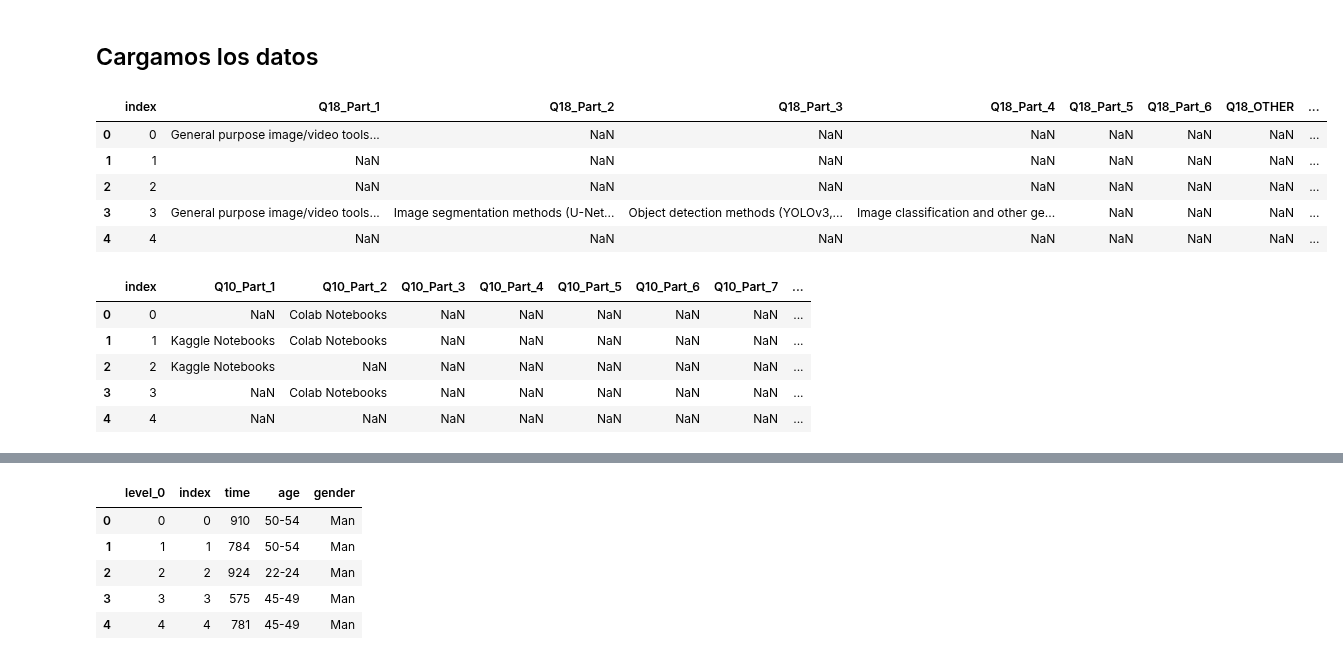
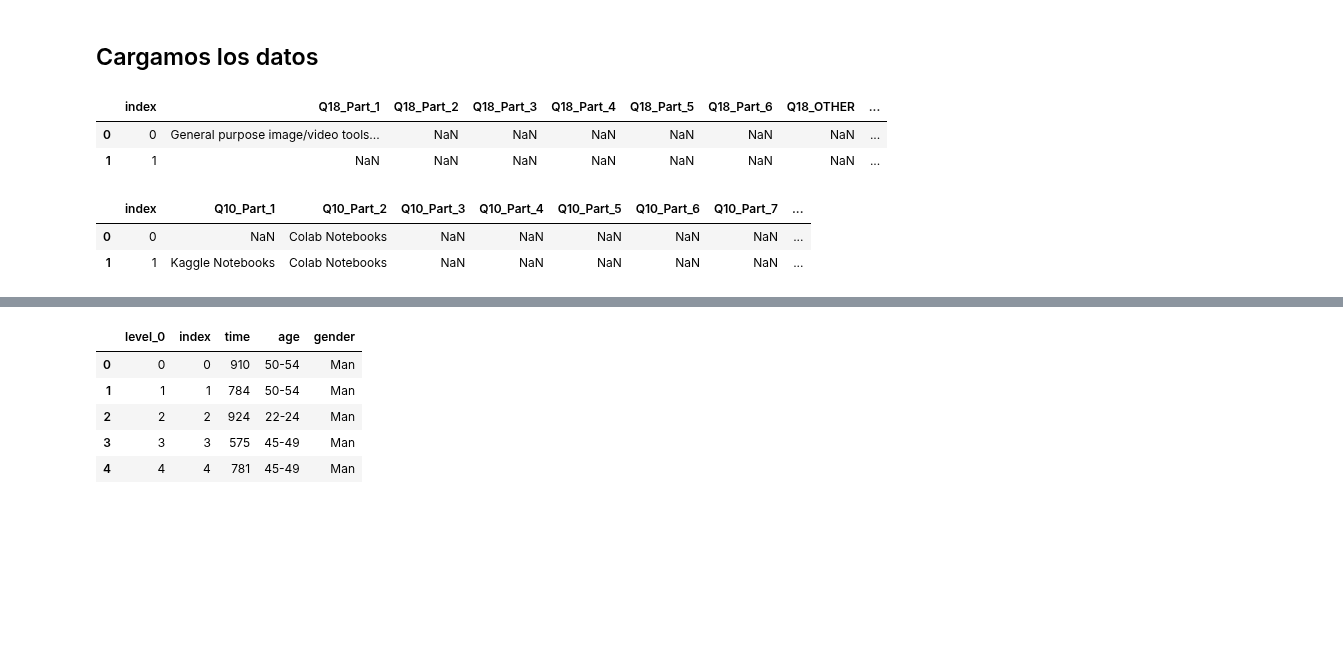
Before and after one commit to Adalab/project-da-promo-d-module-2-team-2-, a Jupyter notebook: notebooks/fusion.ipynb, the cells around one changed output, grey strips where cells are left out. Saved outputs shown, nothing was run; the diff lists cells and outputs as text; code cells hidden in the pictures; blank space fills up the shorter version.

```diff
--- a/notebooks/fusion.ipynb
+++ b/notebooks/fusion.ipynb
@@ -7,24 +7,18 @@ pd.options.display.max_columns = None
 ## Cargamos los datos
 # %%
 df_kaggle = pd.read_csv("../datos/data_remaning_kaggle.csv", index_col=0)
-df_kaggle.head()
+df_kaggle.head(2)
 # %% [output]
 |  | index | Q18_Part_1 | Q18_Part_2 | Q18_Part_3 | Q18_Part_4 | Q18_Part_5 | Q18_Part_6 | Q18_OTHER | ... |
 | 0 | 0 | General purpose image/video tools... | NaN | NaN | NaN | NaN | NaN | NaN | ... |
 | 1 | 1 | NaN | NaN | NaN | NaN | NaN | NaN | NaN | ... |
-| 2 | 2 | NaN | NaN | NaN | NaN | NaN | NaN | NaN | ... |
-| 3 | 3 | General purpose image/video tools... | Image segmentation methods (U-Net... | Object detection methods (YOLOv3,... | Image classification and other ge... | NaN | NaN | NaN | ... |
-| 4 | 4 | NaN | NaN | NaN | NaN | NaN | NaN | NaN | ... |
 # %%
 df_exported_data = pd.read_csv("../datos/exported_db_data.csv")
-df_exported_data.head()
+df_exported_data.head(2)
 # %% [output]
 |  | index | Q10_Part_1 | Q10_Part_2 | Q10_Part_3 | Q10_Part_4 | Q10_Part_5 | Q10_Part_6 | Q10_Part_7 | ... |
 | 0 | 0 | NaN | Colab Notebooks | NaN | NaN | NaN | NaN | NaN | ... |
 | 1 | 1 | Kaggle Notebooks | Colab Notebooks | NaN | NaN | NaN | NaN | NaN | ... |
-| 2 | 2 | Kaggle Notebooks | NaN | NaN | NaN | NaN | NaN | NaN | ... |
-| 3 | 3 | NaN | Colab Notebooks | NaN | NaN | NaN | NaN | NaN | ... |
-| 4 | 4 | NaN | NaN | NaN | NaN | NaN | NaN | NaN | ... |
 # %%
 df_data_txt = pd.read_csv("../datos/data_txt_clean.txt", sep = ";")
 df_data_txt.head(2)
```
Also changed, not shown: parts of 21 cells of this notebook, 5 other files.
